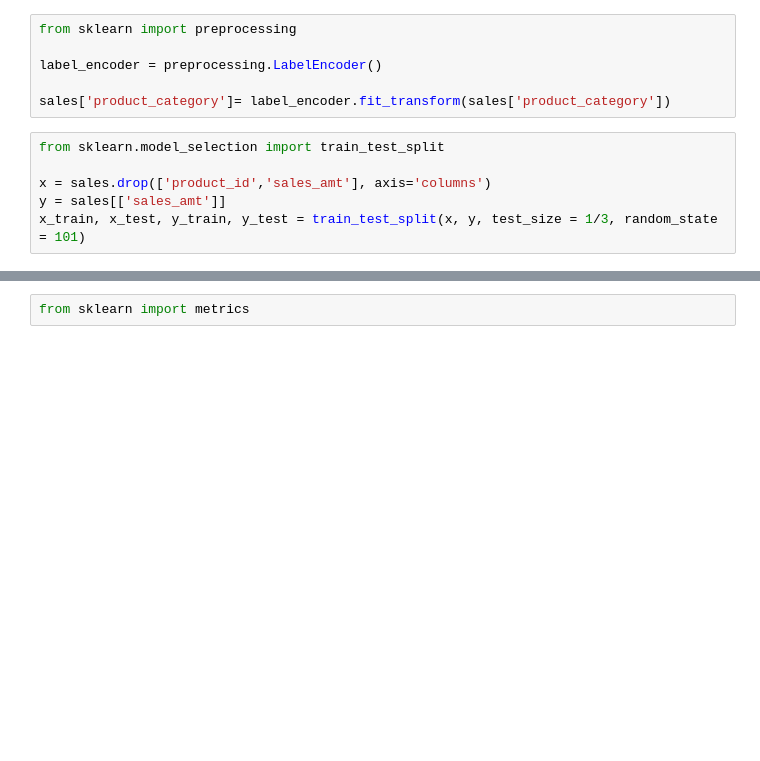
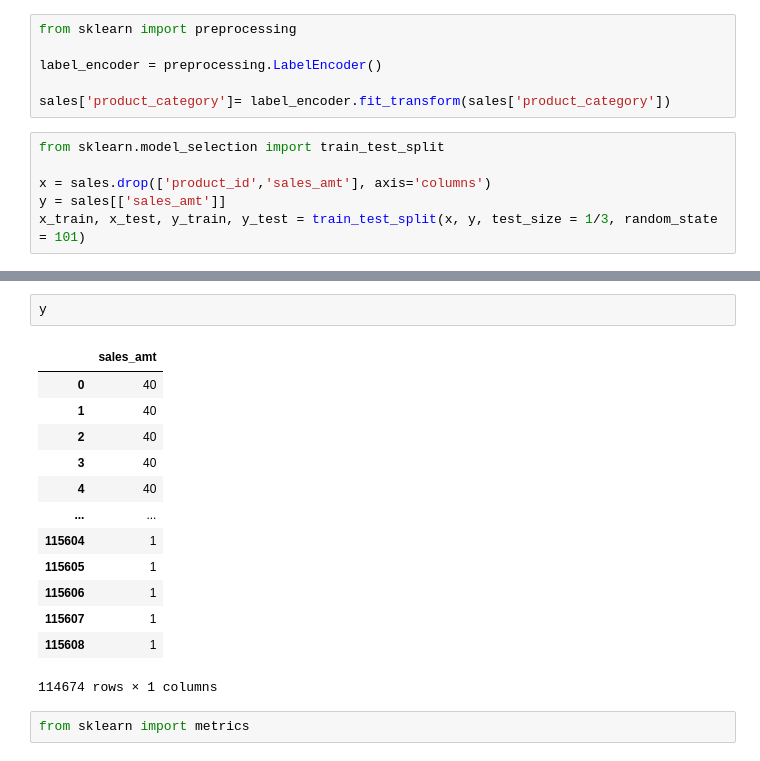
Before and after one commit to yashyaks/ecommerce-insights, a Jupyter notebook: Sales Prediction.ipynb, the cells around one changed output, grey strips where cells are left out. Saved outputs shown, nothing was run; the diff lists cells and outputs as text; blank space fills up the shorter version.

```diff
--- a/Sales Prediction.ipynb
+++ b/Sales Prediction.ipynb
@@ -275,3 +291,19 @@ x_train, x_test, y_train, y_test = train_test_split(x, y, test_size = 1/3, rando
+# %%
+y
+# %% [output]
+|  | sales_amt |
+| 0 | 40 |
+| 1 | 40 |
+| 2 | 40 |
+| 3 | 40 |
+| 4 | 40 |
+| ... | ... |
+| 115604 | 1 |
+| 115605 | 1 |
+| 115606 | 1 |
+| 115607 | 1 |
+| 115608 | 1 |
+114674 rows × 1 columns
 # %%
 from sklearn import metrics
 # %%
```
Also changed, not shown: parts of 7 cells of this notebook, 5 other files.
